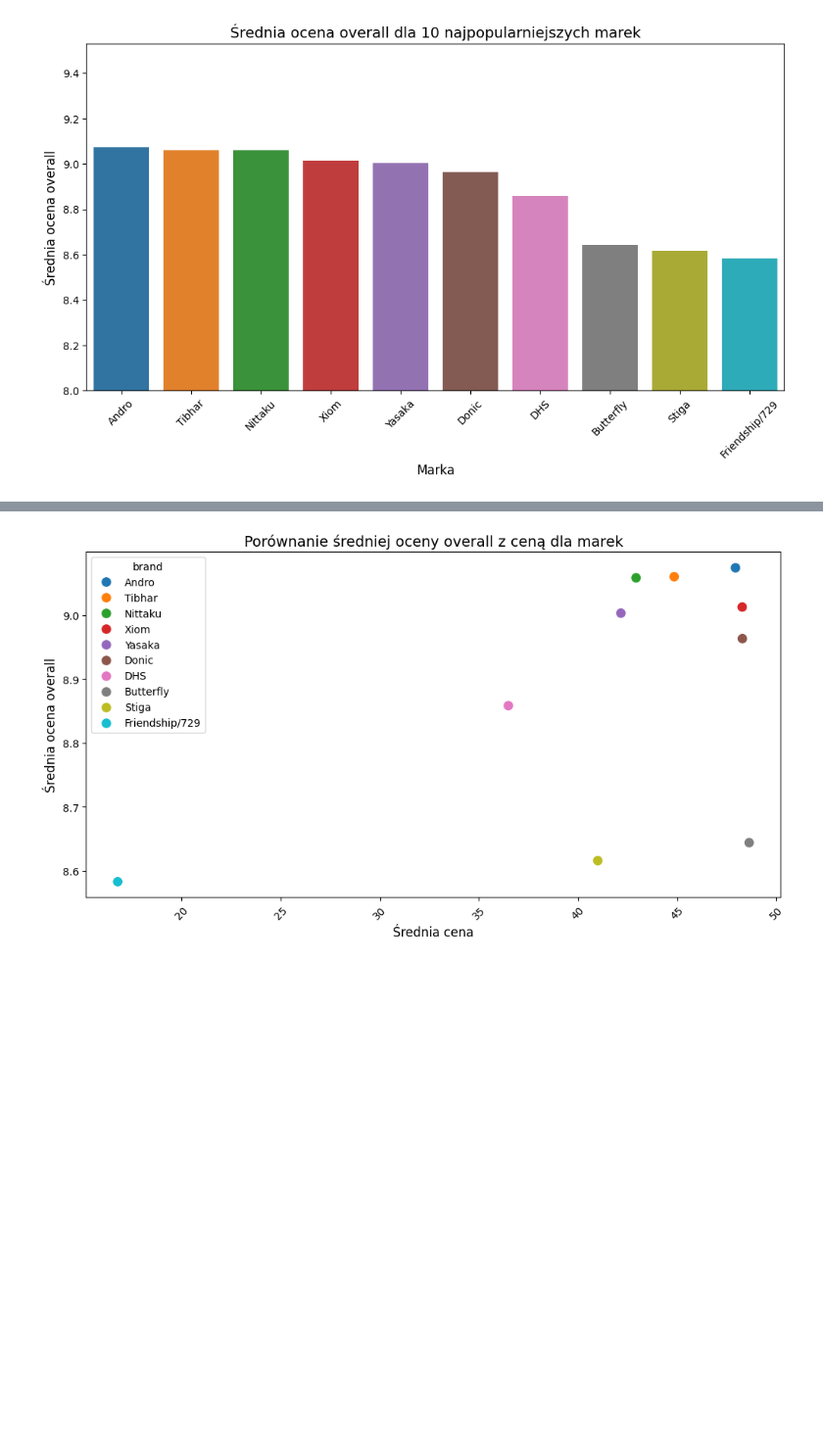
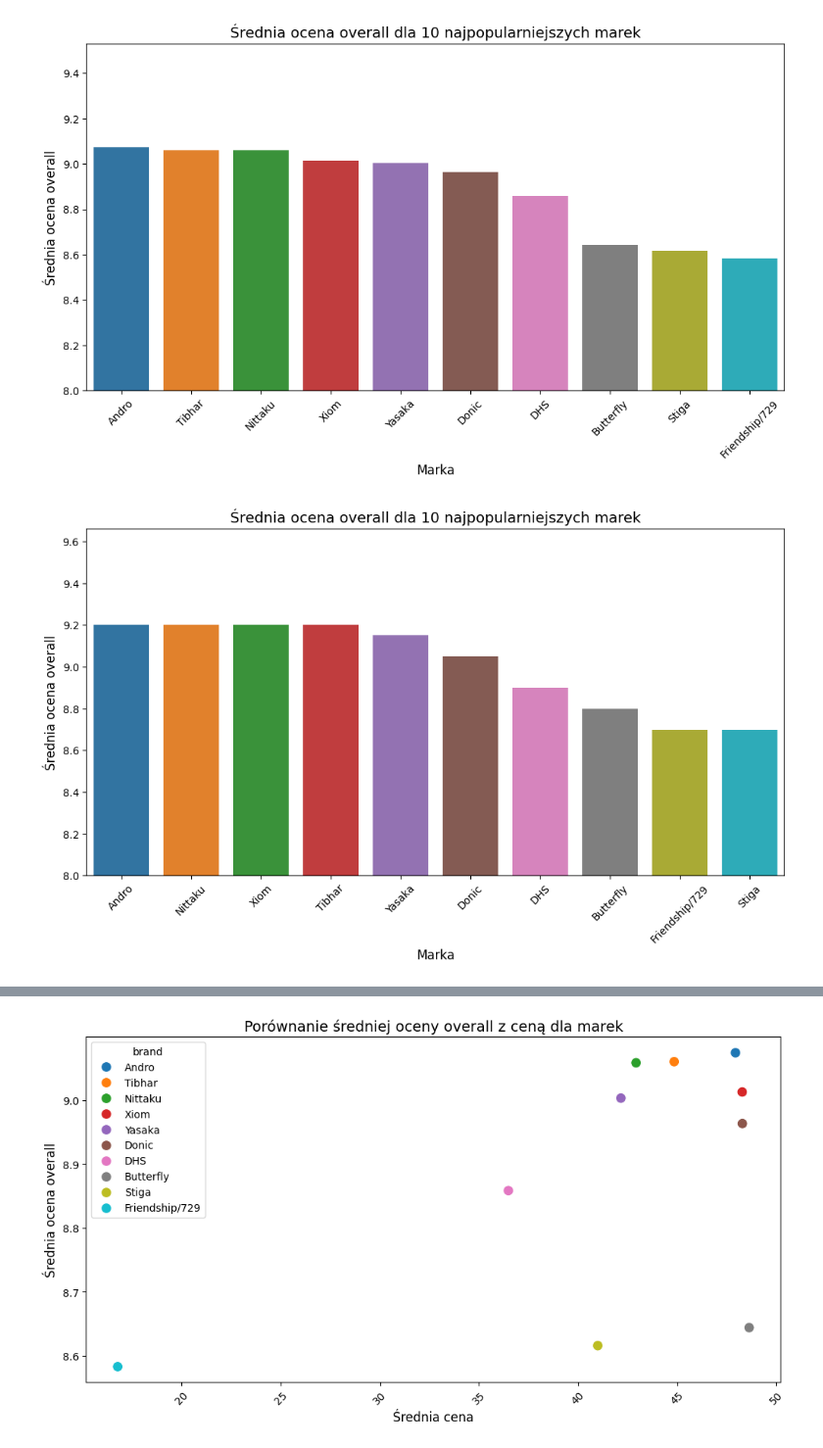
Before and after one commit to sejsmograf/ttrubbers, a Jupyter notebook: exploratory.ipynb, the cells around one changed output, grey strips where cells are left out. Shown at 98% size. Cells and saved outputs as stored; diff of their text form; code cells hidden in the pictures; blank space fills up the shorter version.

```diff
--- a/exploratory.ipynb
+++ b/exploratory.ipynb
@@ -64,3 +61,19 @@ plt.xticks(rotation=45)
 plt.show()
 # %% [output]
 [figure]
+# %%
+brand_overall = df.groupby("brand")["overall"].median().sort_values(ascending=False)
+
+plt.figure(figsize=(12, 6))
+sns.barplot(x=brand_overall.index,hue=brand_overall.index,y=brand_overall.values)
+
+
+plt.title("Średnia ocena overall dla 10 najpopularniejszych marek", fontsize=14)
+plt.xlabel("Marka", fontsize=12)
+plt.ylabel("Średnia ocena overall", fontsize=12)
+plt.ylim(8)
+plt.xticks(rotation=45)
+
+plt.show()
+# %% [output]
+[figure, added]
```
Also changed, not shown: parts of 8 cells of this notebook.
